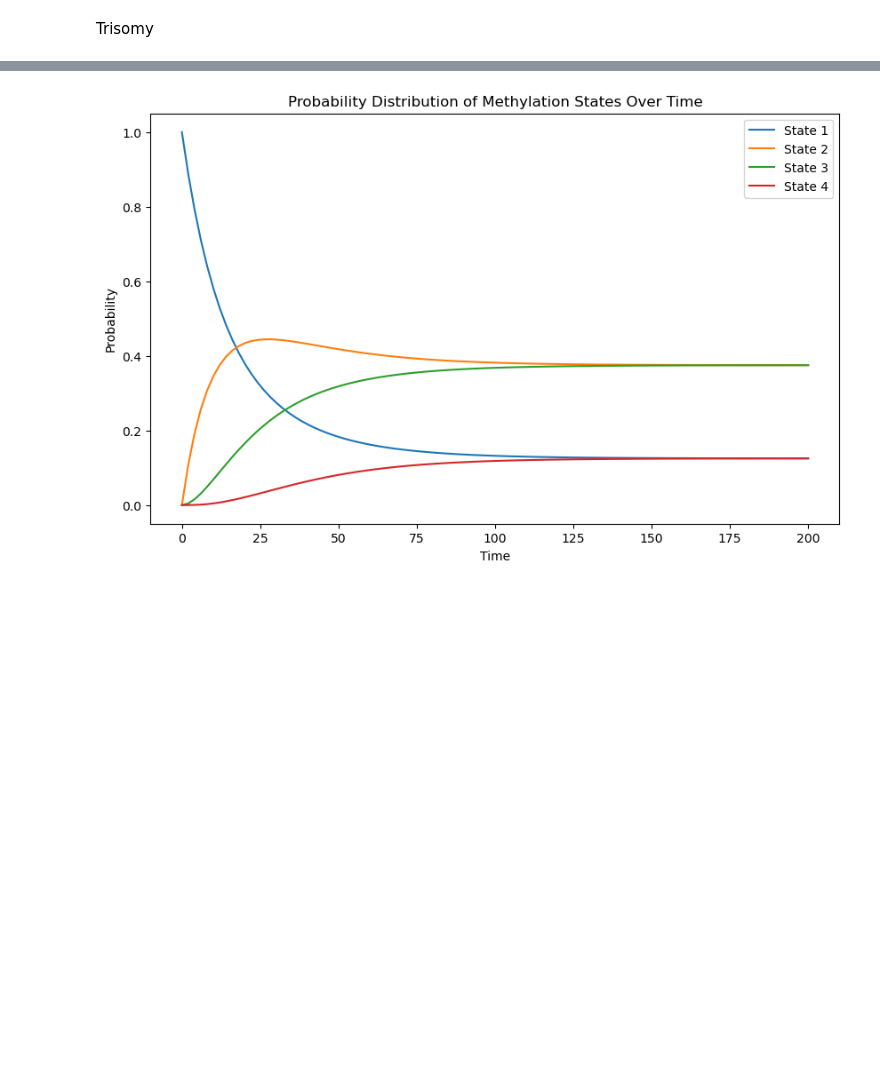
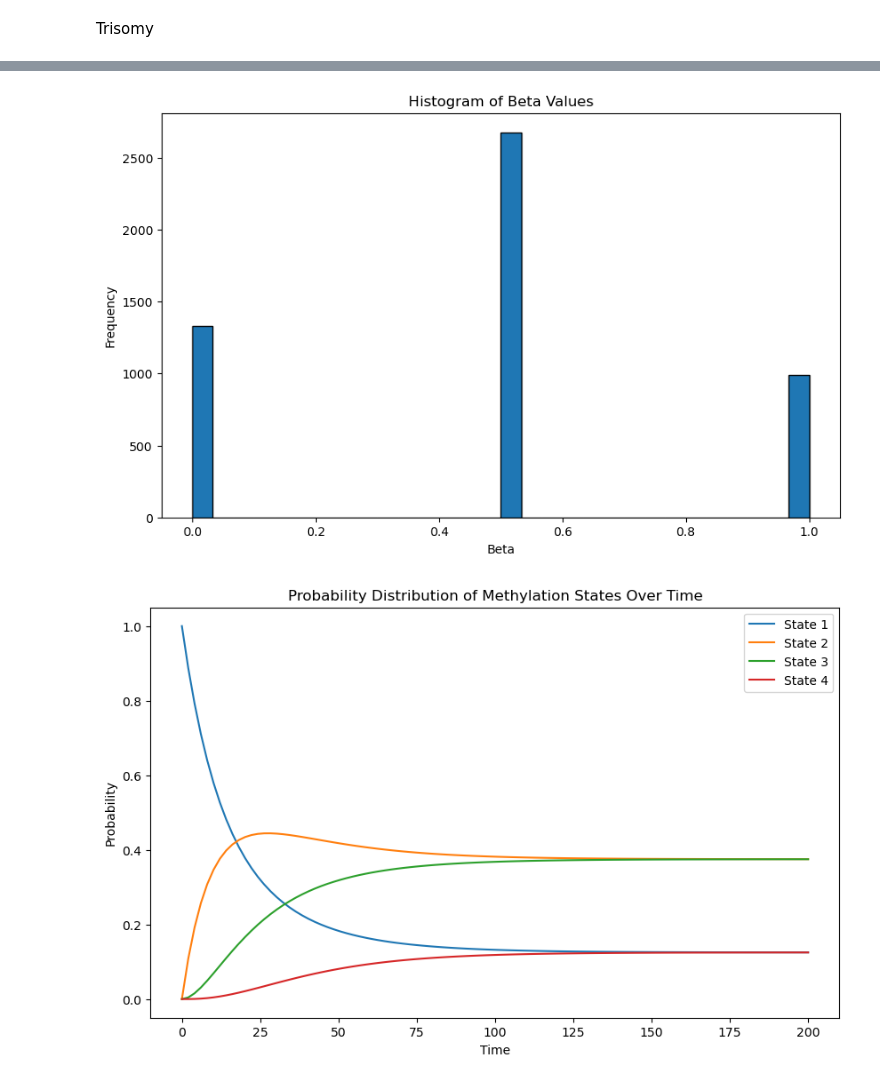
Before and after one commit to finn1010/Methylation-Distributions, a Jupyter notebook: state_sims.ipynb, the cells around one changed output, grey strips where cells are left out. Drawn from its saved outputs; the diff is of its cells as text; code cells hidden in the pictures; blank space fills up the shorter version.

```diff
--- a/state_sims.ipynb
+++ b/state_sims.ipynb
@@ -95,3 +36,72 @@ def single_cell_methylation(mudw, mu, gamma, time_interval):
+# %%
+def state_simulation(initial_state, mu, gamma):
+    rng = np.random.default_rng()
+    m,k,w = initial_state
+    dt=1
+
+    p_m_to_k = 2 * gamma * dt if m == 1 else 0
+    p_k_to_m = gamma * dt if k == 1 else 0
+    p_k_to_w = mu * dt if k == 1 else 0
+    p_w_to_k = 2 * mu * dt if w == 1 else 0
+
+    if m == 1:
+        if rng.random() < p_m_to_k:
+            m, k, w = 0, 1, 0
+
+    elif k == 1:
+        if rng.random() < p_k_to_m:
+            m, k, w = 1, 0, 0
+
+        elif rng.random() < p_k_to_w:
+            m, k, w = 0, 0, 1
+
+    elif w == 1:
+        if rng.random() < p_w_to_k:
+            m, k, w = 0, 1, 0
+
+    return [m, k, w]
+
+x = []
+
+def run_simulation(initial_state, mu, gamma, num_iterations=5000):
+    current_state = initial_state
+    for _ in range(num_iterations):
+        current_state = state_simulation(current_state, mu, gamma)
+        x.append(current_state)
+
+    return x
+
+mu = 0.02
+gamma = 0.02
+initial_state = [1, 0, 0]
+
+final_states = run_simulation(initial_state, mu, gamma)
+
+
+m_list = []
+m_vals = [subarray[0] for subarray in x]
+m_list.append([])
+
+k_list = []
+k_vals = [subarray[1] for subarray in x]
+k_list.append([])
+
+w_list = []
+w_vals = [subarray[2] for subarray in x]
+w_list.append([])
+
+
+beta_vals = [(k + 2*m) / 2 for m, k in zip(m_vals, k_vals)]
+
+# Plotting the histogram
+plt.figure(figsize=(10, 6))
+plt.hist(beta_vals, bins=30, edgecolor='black')
+plt.title('Histogram of Beta Values')
+plt.xlabel('Beta')
+plt.ylabel('Frequency')
+plt.show()
+# %% [output]
+[figure, added]
 # %%
 import numpy as np
 from scipy import linalg
```
Also changed, not shown: parts of 9 cells of this notebook.
